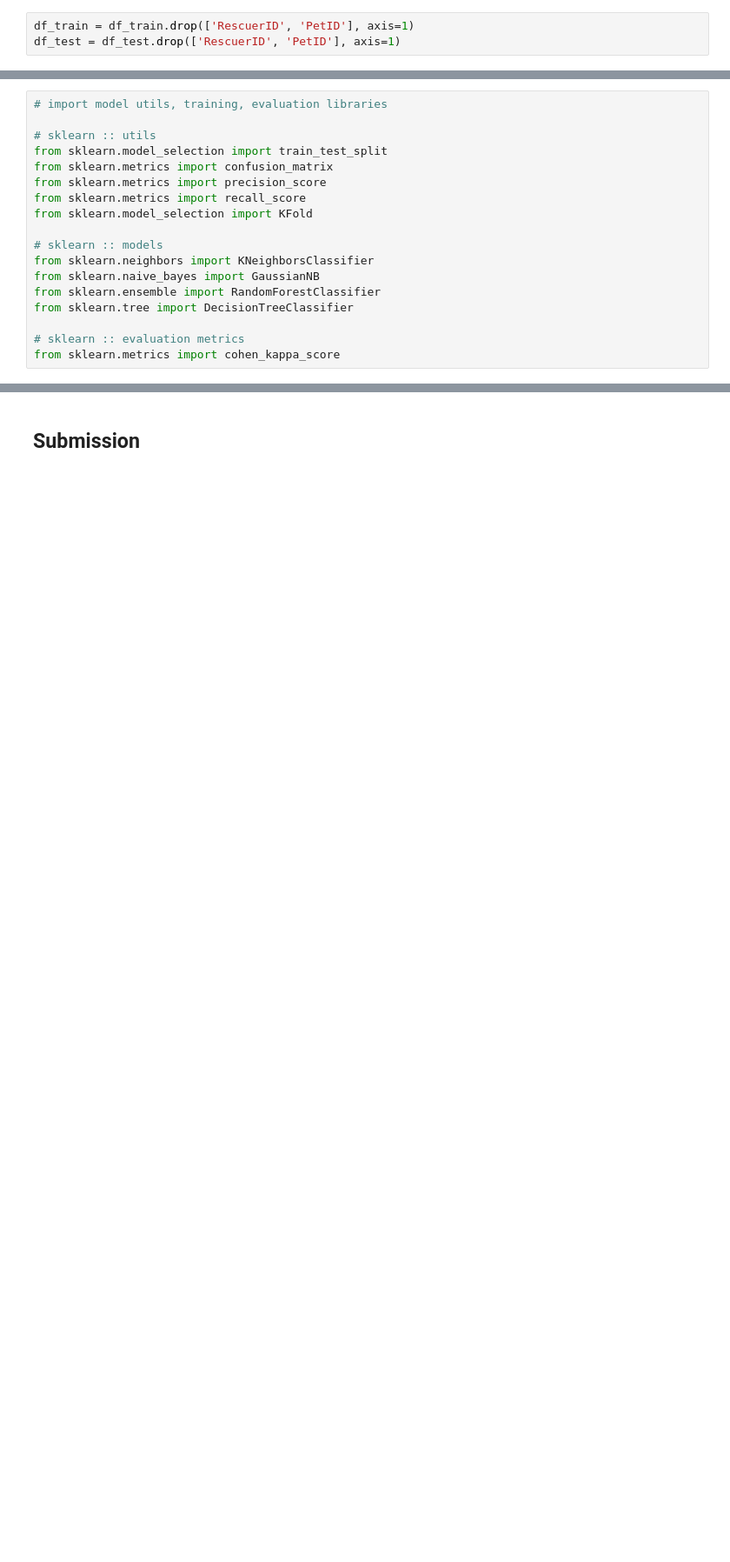
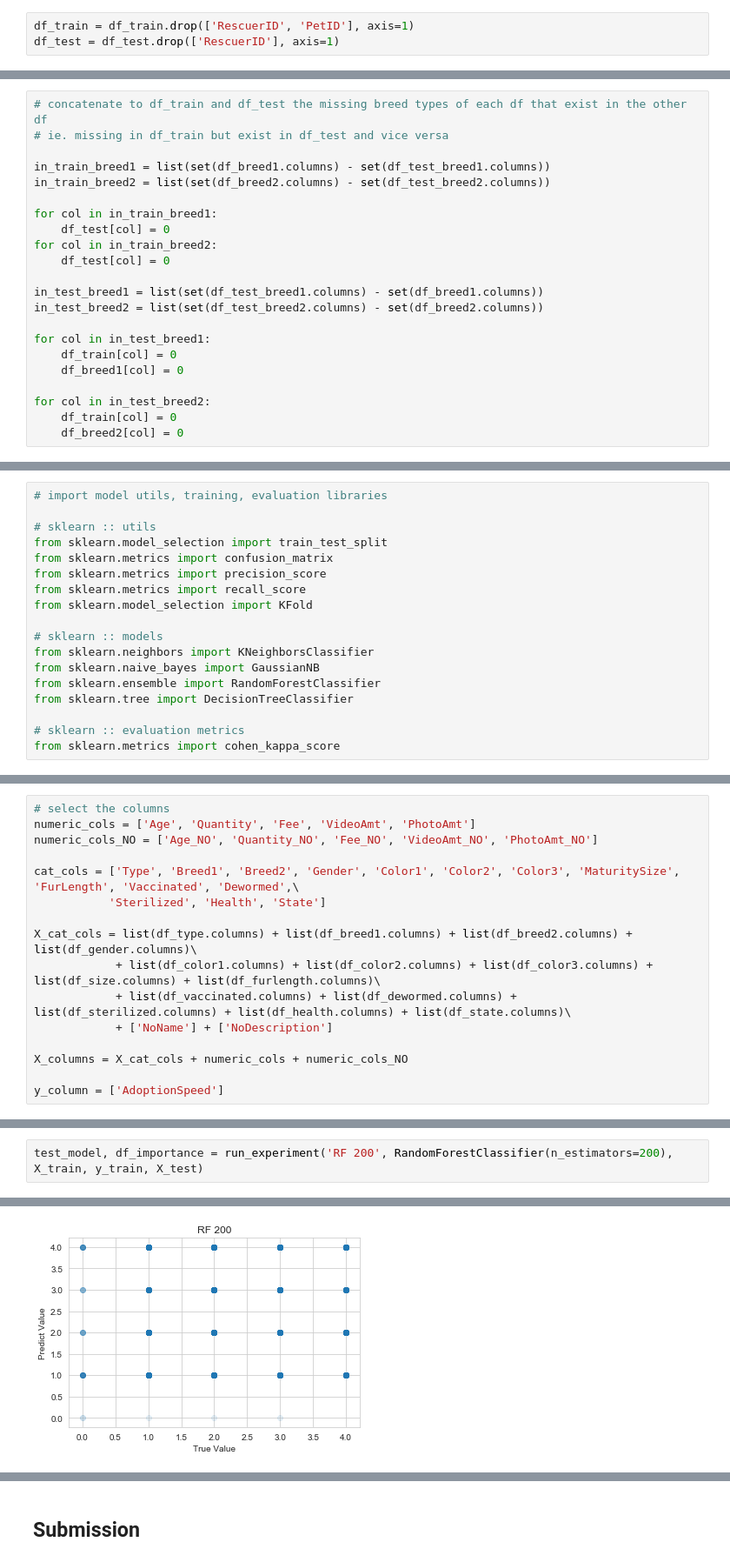
Before and after one commit to mdjoh/Kaggle-Pets, a Jupyter notebook: CEBD 1260 Kaggle - Pet Adoption.ipynb, the cells around one changed output, grey strips where cells are left out. Shown at 87% size. Saved outputs shown, nothing was run; the diff lists cells and outputs as text; blank space fills up the shorter version.

```diff
--- a/CEBD 1260 Kaggle - Pet Adoption.ipynb
+++ b/CEBD 1260 Kaggle - Pet Adoption.ipynb
@@ -23,4 +25,4 @@ print(df_train.shape, df_test.shape)
 ## Clean Up and Examine Dataset
 # %%
 df_train = df_train.drop(['RescuerID', 'PetID'], axis=1)
-df_test = df_test.drop(['RescuerID', 'PetID'], axis=1)
+df_test = df_test.drop(['RescuerID'], axis=1)
@@ -145 +264,23 @@ df_test_state = pd.get_dummies(df['State'], prefix='State')
 df_test = pd.concat([df_test, df_test_state], axis=1)
+# %%
+# concatenate to df_train and df_test the missing breed types of each df that exist in the other df
+# ie. missing in df_train but exist in df_test and vice versa
+
+in_train_breed1 = list(set(df_breed1.columns) - set(df_test_breed1.columns))
+in_train_breed2 = list(set(df_breed2.columns) - set(df_test_breed2.columns))
+
+for col in in_train_breed1:
+    df_test[col] = 0
+for col in in_train_breed2:
+    df_test[col] = 0
+
+in_test_breed1 = list(set(df_test_breed1.columns) - set(df_breed1.columns))
+in_test_breed2 = list(set(df_test_breed2.columns) - set(df_breed2.columns))
+
+for col in in_test_breed1:
+    df_train[col] = 0
+    df_breed1[col] = 0
+
+for col in in_test_breed2:
+    df_train[col] = 0
+    df_breed2[col] = 0
@@ -170,3 +329,19 @@ y_column = ['AdoptionSpeed']
+# %%
+# select the columns
+numeric_cols = ['Age', 'Quantity', 'Fee', 'VideoAmt', 'PhotoAmt']
+numeric_cols_NO = ['Age_NO', 'Quantity_NO', 'Fee_NO', 'VideoAmt_NO', 'PhotoAmt_NO']
+
+cat_cols = ['Type', 'Breed1', 'Breed2', 'Gender', 'Color1', 'Color2', 'Color3', 'MaturitySize', 'FurLength', 'Vaccinated', 'Dewormed',\
+           'Sterilized', 'Health', 'State']
+
+X_cat_cols = list(df_type.columns) + list(df_breed1.columns) + list(df_breed2.columns) + list(df_gender.columns)\
+            + list(df_color1.columns) + list(df_color2.columns) + list(df_color3.columns) + list(df_size.columns) + list(df_furlength.columns)\
+            + list(df_vaccinated.columns) + list(df_dewormed.columns) + list(df_sterilized.columns) + list(df_health.columns) + list(df_state.columns)\
+            + ['NoName'] + ['NoDescription']
+
+X_columns = X_cat_cols + numeric_cols + numeric_cols_NO
+
+y_column = ['AdoptionSpeed']
 # %%
 # split the data using sklearn
 threshold = 0.8
@@ -184,0 +413,3 @@ print('y_test', y_test.shape)
+# %%
+test_model, df_importance = run_experiment('RF 200', RandomForestClassifier(n_estimators=200), X_train, y_train, X_test)
+# %% [output]
@@ -184,0 +424 @@ print('y_test', y_test.shape)
+[figure, added]
```
Also changed, not shown: parts of 33 cells of this notebook.
